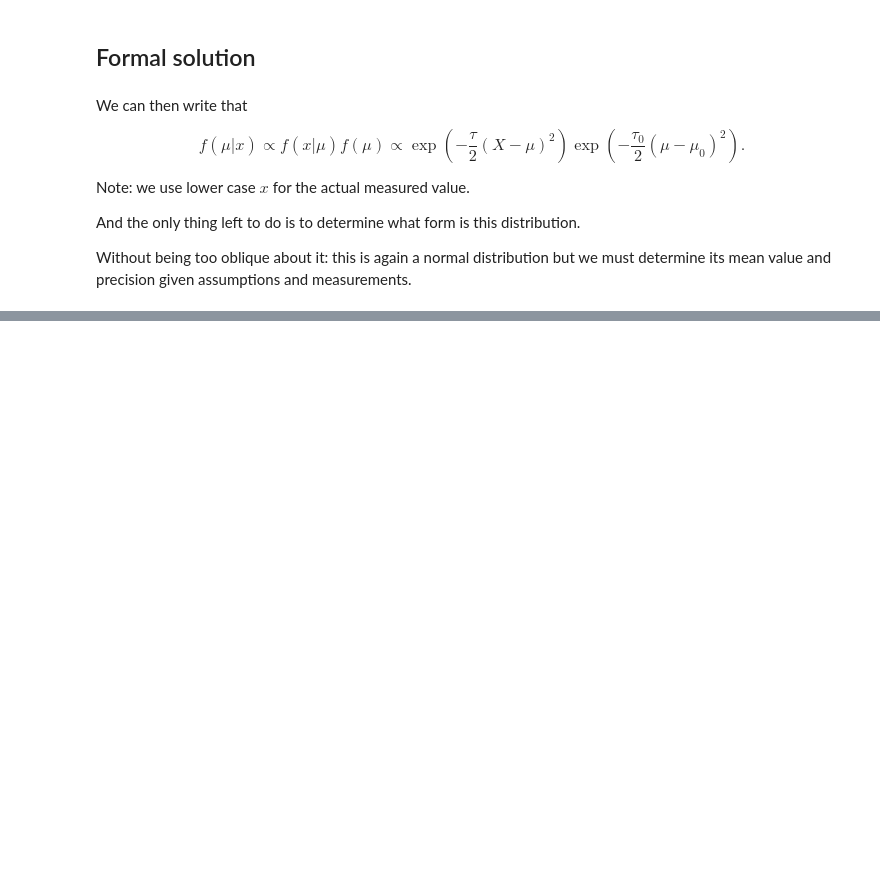
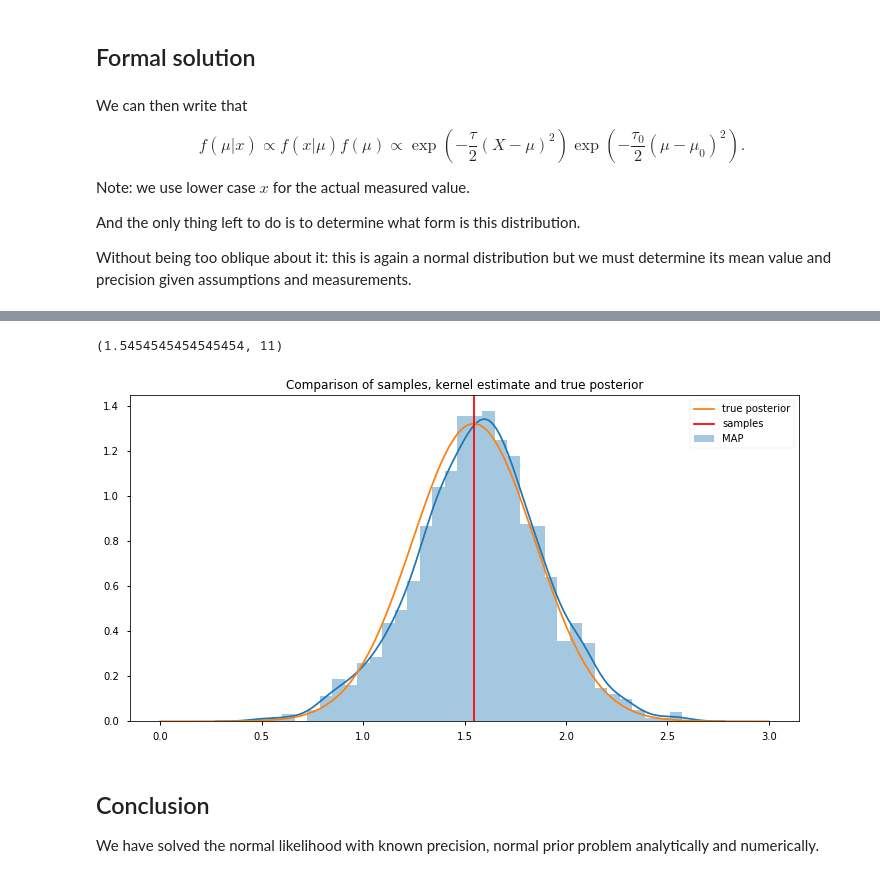
Before and after one commit to fonnesbeck/PyMC3_DataScienceLA, a Jupyter notebook: notebooks/1d. Analytical solution: Normal-Normal model with known precision.ipynb, the cells around one changed output, grey strips where cells are left out. Cells and saved outputs as stored; diff of their text form; code cells hidden in the pictures; blank space fills up the shorter version.

```diff
--- a/notebooks/1d. Analytical solution: Normal-Normal model with known precision.ipynb
+++ b/notebooks/1d. Analytical solution: Normal-Normal model with known precision.ipynb
@@ -72,0 +148,26 @@ We can then conclude that $\mu \sim {\cal N}(\mu_1, \tau_1)$.
+# %%
+# Analytical solution is a normal distribution with the following parameters:
+mu_1 = (mu0*tau0 + observed[0]*tau)/(tau0 + tau)
+tau_1 = tau0 + tau
+
+mu_1, tau_1
+# %% [output]
+(1.5454545454545454, 11)
+# %%
+import matplotlib.pyplot as plt
+%matplotlib inline
+
+plt.figure(figsize=(12,6))
+sns.distplot(trace['mu'])
+z = np.linspace(0, 3, 100)
+plt.plot(z, norm.pdf(z, loc=mu_1, scale=tau_1**-0.5))
+plt.axvline(model_map['mu'], color='red')
+plt.legend(['true posterior', 'samples', 'MAP'])
+plt.title('Comparison of samples, kernel estimate and true posterior')
+plt.show()
+# %% [output]
+[figure, added]
+# %% [markdown]
+## Conclusion
+
+We have solved the normal likelihood with known precision, normal prior problem analytically and numerically.
```
Also changed, not shown: parts of 14 cells of this notebook.
